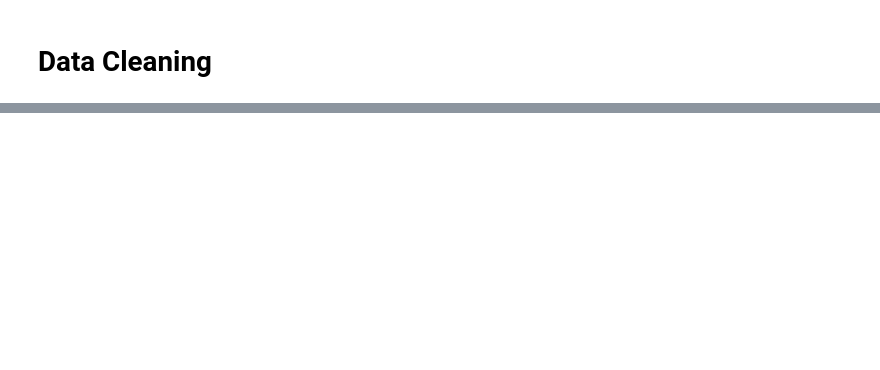
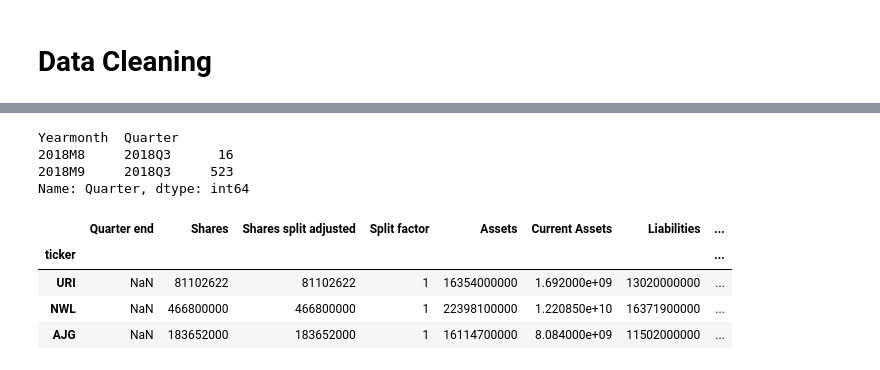
Before and after one commit to ruchikav95/Stock-Market-Analysis-, a Jupyter notebook: Individual_Assignment_BA820.ipynb, the cells around one changed output, grey strips where cells are left out. Cells and saved outputs as stored; diff of their text form; code cells hidden in the pictures; blank space fills up the shorter version.

```diff
--- a/Individual_Assignment_BA820.ipynb
+++ b/Individual_Assignment_BA820.ipynb
@@ -139,3 +105,0 @@ dtype: int64
-# %%
-#removing the Quarter End column since the date for quarter_end has already been given
-df.drop(columns=['Quarter end'], inplace=True)
@@ -330,0 +168,8 @@ temp.head()
+# %%
+# Most of the stock movement takes place in September 2018
+df_2018.groupby(['Yearmonth', 'Quarter'])['Quarter'].count()
+# %% [output]
+Yearmonth  Quarter
+2018M8     2018Q3      16
+2018M9     2018Q3     523
+Name: Quarter, dtype: int64
@@ -330,0 +181,8 @@ temp.head()
+# %%
+df_2018.head(3)
+# %% [output]
+|  | Quarter end | Shares | Shares split adjusted | Split factor | Assets | Current Assets | Liabilities | ... |
+| ticker |  |  |  |  |  |  |  | ... |
+| URI | NaN | 81102622 | 81102622 | 1 | 16354000000 | 1.692000e+09 | 13020000000 | ... |
+| NWL | NaN | 466800000 | 466800000 | 1 | 22398100000 | 1.220850e+10 | 16371900000 | ... |
+| AJG | NaN | 183652000 | 183652000 | 1 | 16114700000 | 8.084000e+09 | 11502000000 | ... |
```
Also changed, not shown: parts of 50 cells of this notebook.
